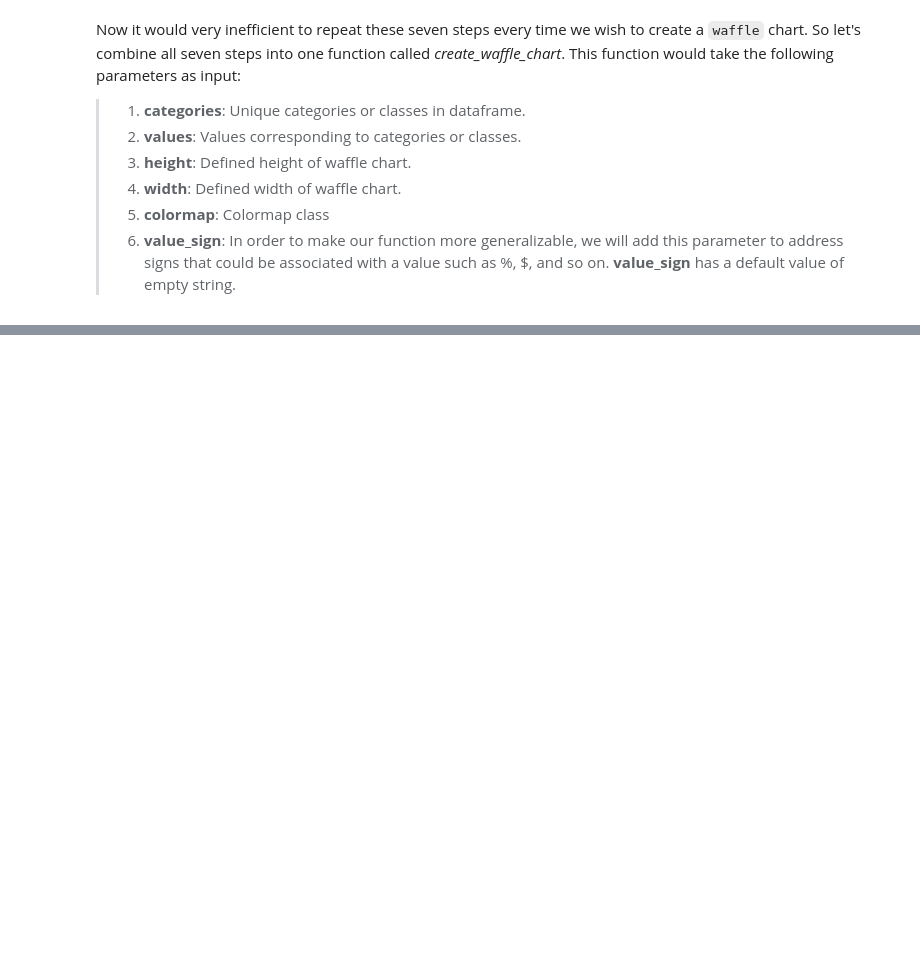
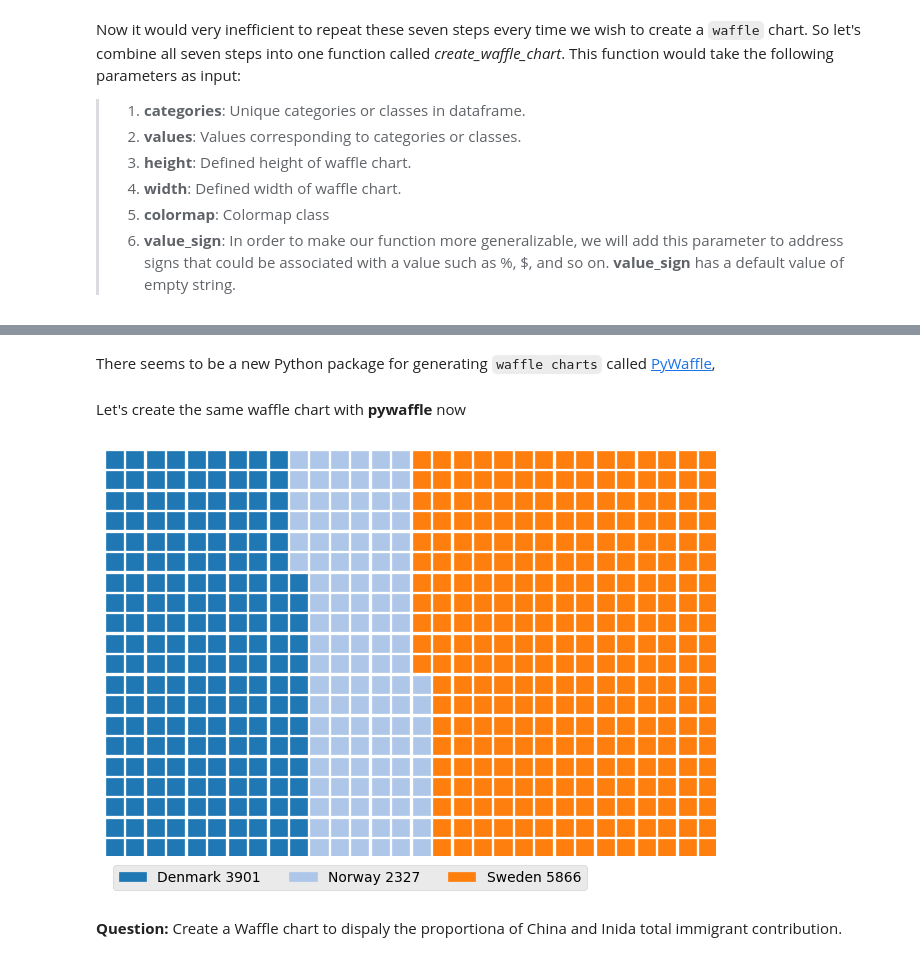
Before and after one commit to DUY2602/IBM-Data-Science, a Jupyter notebook: 8. Data Visualization with Python/Basic & Specialized Visualization tools/waffle_chart_word_cloud_regression_plot.ipynb, the cells around one changed output, grey strips where cells are left out. Drawn from its saved outputs; the diff is of its cells as text; code cells hidden in the pictures; blank space fills up the shorter version.

Commit message:
pywaffle

```diff
--- a/8. Data Visualization with Python/Basic & Specialized Visualization tools/waffle_chart_word_cloud_regression_plot.ipynb
+++ b/8. Data Visualization with Python/Basic & Specialized Visualization tools/waffle_chart_word_cloud_regression_plot.ipynb
@@ -324,0 +368,24 @@ def create_waffle_chart(categories, values, height, width, colormap, value_sign=
+# %% [markdown]
+There seems to be a new Python package for generating `waffle charts` called [PyWaffle](https://github.com/ligyxy/PyWaffle), <br><br>Let's create the same waffle chart with **pywaffle** now
+# %%
+# Import Waffle from pywaffle
+from pywaffle import Waffle
+
+# Setting up the Waffle chart figure
+fig = plt.figure(
+                FigureClass=Waffle,
+                rows=20, columns=30,            # pass the numbers of rows and columns for the waffle chart
+                values=df_dns['Total'],         # pass the data to be used for display
+                cmap_name='tab20',              # color scheme
+                legend={'labels': [f"{k} {(v)}" for k, v in zip(df_dns.index.values, df_dns.Total)],
+                        'loc': 'lower left', 'bbox_to_anchor': (0, -0.1), 'ncol': 3}
+                #notice the use of list comprehension for creating labels
+                #from index and total of the dataset
+                )
+
+# Display the waffle chart
+plt.show()
+# %% [output]
+[figure, added]
+# %% [markdown]
+**Question:** Create a Waffle chart to dispaly the proportiona of China and Inida total immigrant contribution.
```
Also changed, not shown: parts of 6 cells of this notebook.
